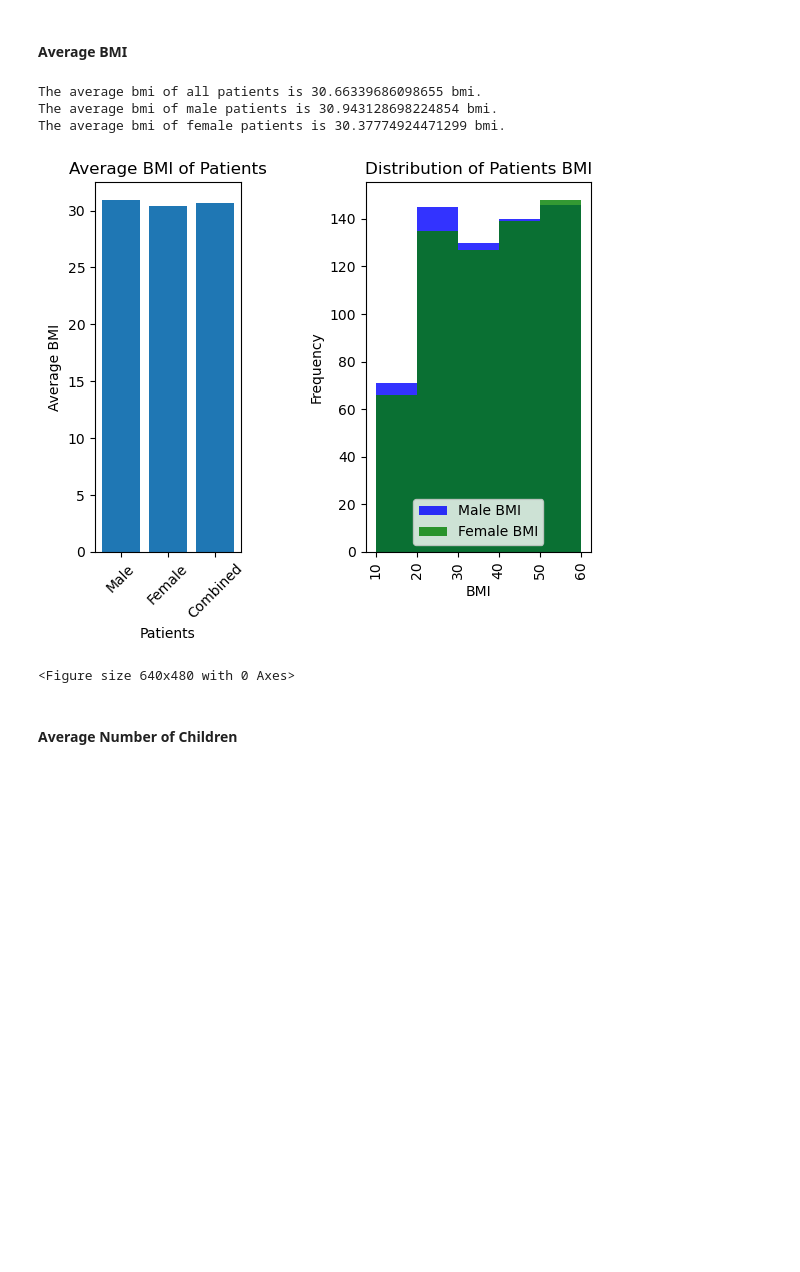
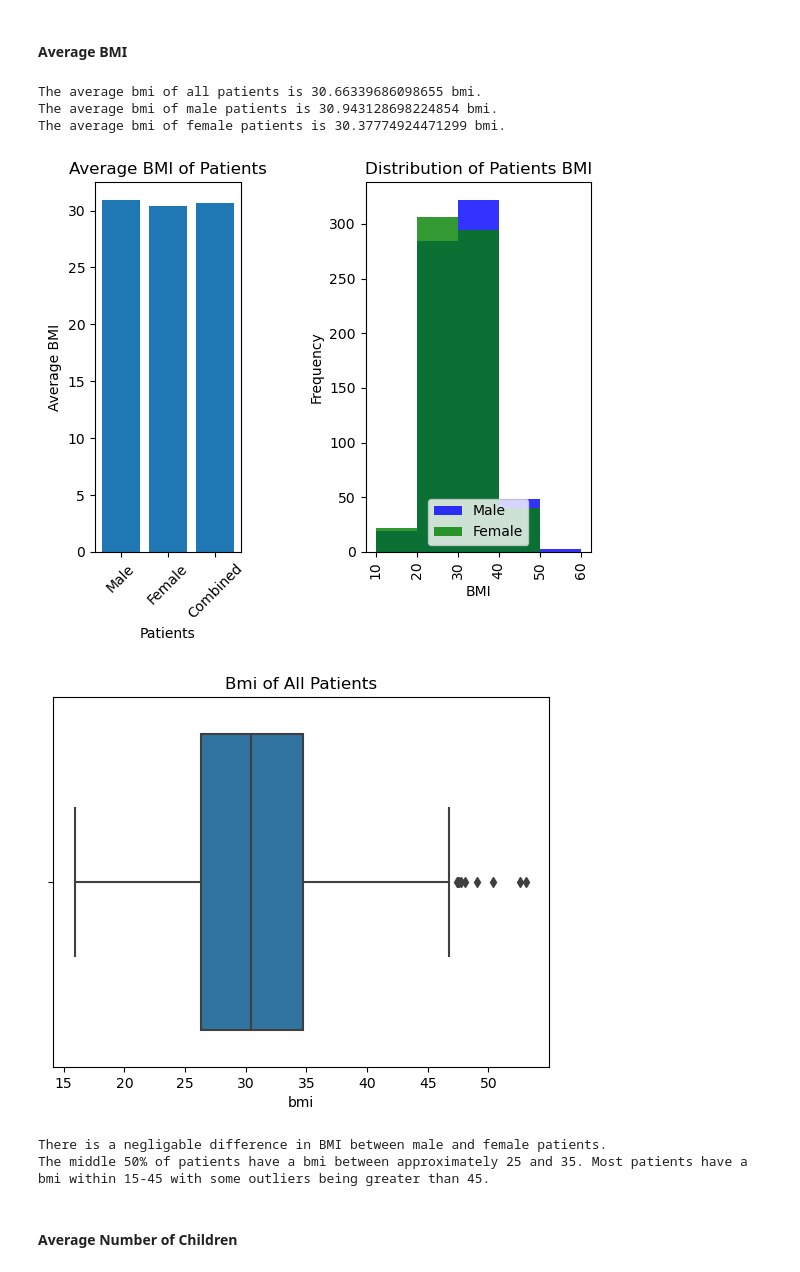
Before and after one commit to s505429/US-Medical-Insurance, a Jupyter notebook: us-medical-insurance-costs.ipynb, the cells around one changed output. Saved outputs shown, nothing was run; the diff lists cells and outputs as text; code cells hidden in the pictures; blank space fills up the shorter version.

```diff
--- a/us-medical-insurance-costs.ipynb
+++ b/us-medical-insurance-costs.ipynb
@@ -183,37 +187,46 @@ female_bmi = insurance_df['bmi'][insurance_df['sex'] == 'female']
 
 avg_total_bmi = np.average(all_bmi)
 avg_male_bmi = np.average(male_bmi)
 avg_female_bmi = np.average(female_bmi)
 
 print('The average bmi of all patients is {} bmi.'.format(avg_total_bmi))
 print('The average bmi of male patients is {} bmi.'.format(avg_male_bmi))
 print('The average bmi of female patients is {} bmi.'.format(avg_female_bmi))
 
 #This code block is for the bar chart
 plt.subplot(1, 3, 1)
 plt.bar(['Male', 'Female', 'Combined'], [avg_male_bmi, avg_female_bmi, avg_total_bmi])
 plt.title('Average BMI of Patients')
 plt.xlabel('Patients')
 plt.ylabel('Average BMI')
 plt.xticks(rotation = 45)
 
 #This code block is for the histogram
 plt.subplot(1, 2, 2)
-plt.hist(male_ages, alpha = 0.8, bins=[10, 20, 30, 40, 50, 60], label = 'Male BMI', color = 'blue')
-plt.hist(female_ages, alpha = 0.8, bins = [10, 20, 30, 40, 50, 60], label='Female BMI', color = 'green')
+plt.hist(male_bmi, alpha = 0.8, bins=[10, 20, 30, 40, 50, 60], label = 'Male', color = 'blue')
+plt.hist(female_bmi, alpha = 0.8, bins = [10, 20, 30, 40, 50, 60], label='Female', color = 'green')
 plt.legend(loc = 'lower center')
 plt.title('Distribution of Patients BMI')
 plt.xticks([10, 20, 30, 40, 50, 60], rotation = 90)
 plt.xlabel('BMI')
 plt.ylabel('Frequency')
 plt.show()
 plt.clf()
+
+sns.boxplot(x=all_bmi)
+plt.title('Bmi of All Patients')
+plt.show()
+
+print('There is a negligable difference in BMI between male and female patients.')
+print('The middle 50% of patients have a bmi between approximately 25 and 35. Most patients have a bmi within 15-45 with some outliers being greater than 45.')
 # %% [output]
 The average bmi of all patients is 30.66339686098655 bmi.
 The average bmi of male patients is 30.943128698224854 bmi.
 The average bmi of female patients is 30.37774924471299 bmi.
-[figure, old version]
+[figure, new version]
+[figure, added]
-<Figure size 640x480 with 0 Axes>
+There is a negligable difference in BMI between male and female patients.
+The middle 50% of patients have a bmi between approximately 25 and 35. Most patients have a bmi within 15-45 with some outliers being greater than 45.
 # %% [markdown]
 #### Average Number of Children
 # %%
```
Also changed, not shown: parts of 4 cells of this notebook.
